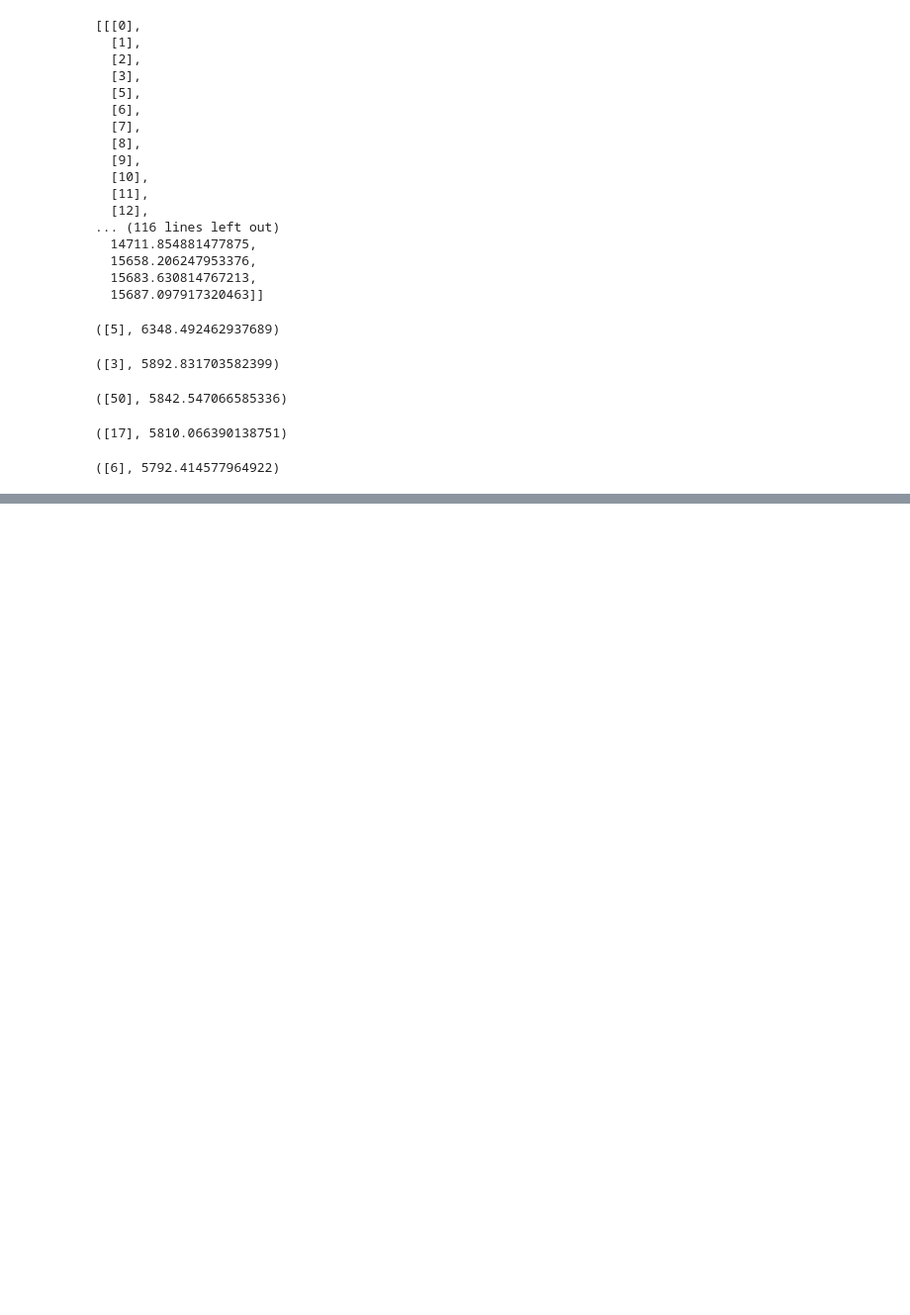
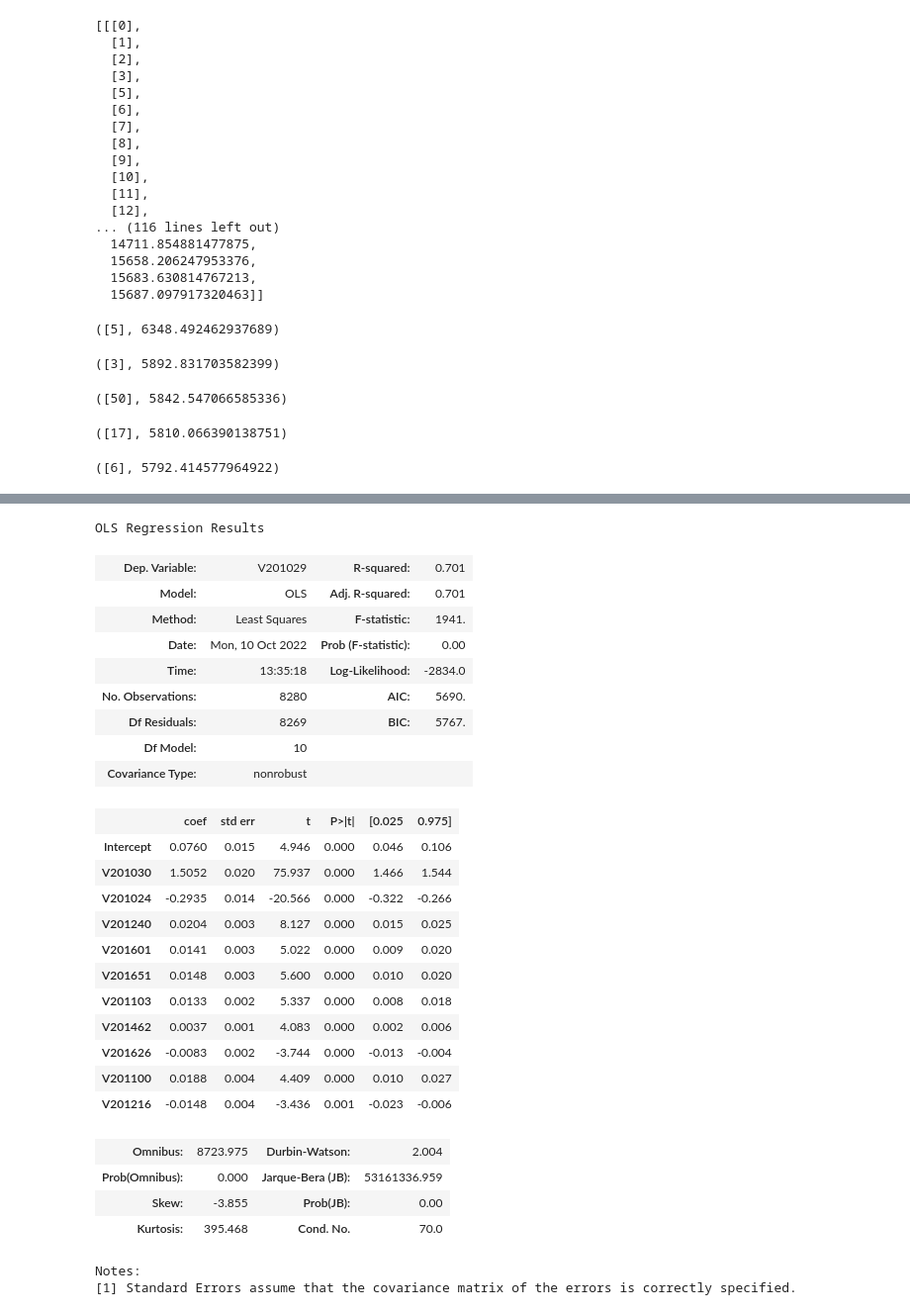
Before and after one commit to jprichmond20/2020ElectionStudy, a Jupyter notebook: 2020 Election Notebook.ipynb, the cells around one changed output, grey strips where cells are left out. Shown at 99% size. Drawn from its saved outputs; the diff is of its cells as text; code cells hidden in the pictures; blank space fills up the shorter version.

Commit message:
Run model

```diff
--- a/2020 Election Notebook.ipynb
+++ b/2020 Election Notebook.ipynb
@@ -280,0 +372,33 @@ metric_store[0][np.argmin(metric_store[1])], np.min(metric_store[1])
+# %%
+mod = smf.ols(formula='V201029 ~ 1 +  + V201030 + V201024 + V201240 + V201601 + V201651 + V201103 + V201462 + V201626 + V201100 + V201216', data = dfNew)
+res = mod.fit()
+res.summary()
+# %% [output]
+OLS Regression Results
+| Dep. Variable: | V201029 | R-squared: | 0.701 |
+| Model: | OLS | Adj. R-squared: | 0.701 |
+| Method: | Least Squares | F-statistic: | 1941. |
+| Date: | Mon, 10 Oct 2022 | Prob (F-statistic): | 0.00 |
+| Time: | 13:35:18 | Log-Likelihood: | -2834.0 |
+| No. Observations: | 8280 | AIC: | 5690. |
+| Df Residuals: | 8269 | BIC: | 5767. |
+| Df Model: | 10 |  |  |
+| Covariance Type: | nonrobust |  |  |
+|  | coef | std err | t | P>|t| | [0.025 | 0.975] |
+| Intercept | 0.0760 | 0.015 | 4.946 | 0.000 | 0.046 | 0.106 |
+| V201030 | 1.5052 | 0.020 | 75.937 | 0.000 | 1.466 | 1.544 |
+| V201024 | -0.2935 | 0.014 | -20.566 | 0.000 | -0.322 | -0.266 |
+| V201240 | 0.0204 | 0.003 | 8.127 | 0.000 | 0.015 | 0.025 |
+| V201601 | 0.0141 | 0.003 | 5.022 | 0.000 | 0.009 | 0.020 |
+| V201651 | 0.0148 | 0.003 | 5.600 | 0.000 | 0.010 | 0.020 |
+| V201103 | 0.0133 | 0.002 | 5.337 | 0.000 | 0.008 | 0.018 |
+| V201462 | 0.0037 | 0.001 | 4.083 | 0.000 | 0.002 | 0.006 |
+| V201626 | -0.0083 | 0.002 | -3.744 | 0.000 | -0.013 | -0.004 |
+| V201100 | 0.0188 | 0.004 | 4.409 | 0.000 | 0.010 | 0.027 |
+| V201216 | -0.0148 | 0.004 | -3.436 | 0.001 | -0.023 | -0.006 |
+| Omnibus: | 8723.975 | Durbin-Watson: | 2.004 |
+| Prob(Omnibus): | 0.000 | Jarque-Bera (JB): | 53161336.959 |
+| Skew: | -3.855 | Prob(JB): | 0.00 |
+| Kurtosis: | 395.468 | Cond. No. | 70.0 |
+Notes:
+[1] Standard Errors assume that the covariance matrix of the errors is correctly specified.
```
Also changed, not shown: parts of 20 cells of this notebook.
